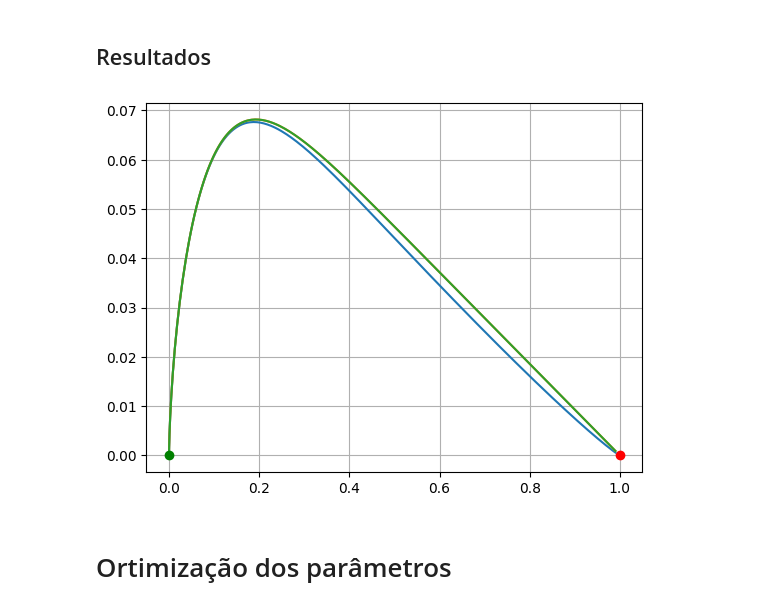
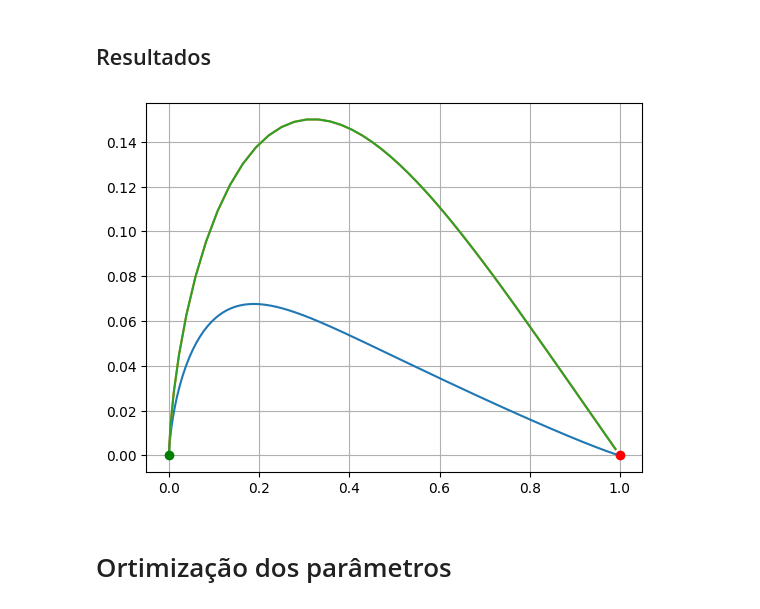
Before and after one commit to matheusloop/Intelligent_Automation, a Jupyter notebook: Atv03/Códigos/Teste.ipynb, the cells around one changed output. Saved outputs shown, nothing was run; the diff lists cells and outputs as text; code cells hidden in the pictures.

```diff
--- a/Atv03/Códigos/Teste.ipynb
+++ b/Atv03/Códigos/Teste.ipynb
@@ -92,24 +93,24 @@ goalPos = [1, 0]
 # %%
 solutions = {}
 for autor in ['Aicardi', 'Karim', 'Breno']:
     if autor == 'Aicardi':
         ganhos = [0.1, 1, 1]
     else:
-        ganhos = [0.1, 1]
+        ganhos = [0.7777, 2.555]
 
     solutions[autor] = solve_ivp(cinematicModel, t_span=t_span, t_eval=t_eval, y0=x0, method='RK45', events=stopEvent, args=(autor, ganhos))
 
 
 plt.plot(goalPos[0], goalPos[1], 'ro')  # Plot goal position
 
 for key in solutions.keys():
     x, y = solutions[key].y[:2]
     plt.plot(x, y)
 
 plt.plot(x[0], y[0], 'go')
 plt.grid()
 # %% [output]
-[figure, old version]
+[figure, new version]
 # %% [markdown]
 # Ortimização dos parâmetros
 # %% [markdown]
```
Also changed, not shown: parts of 7 cells of this notebook.
